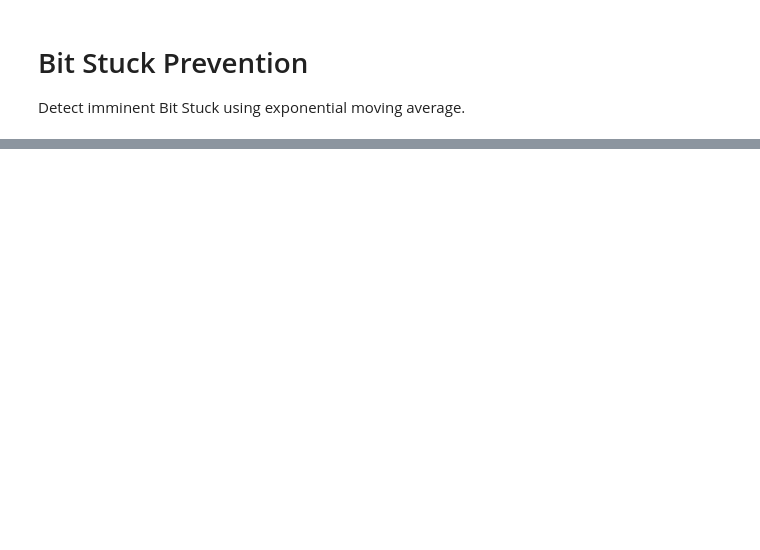
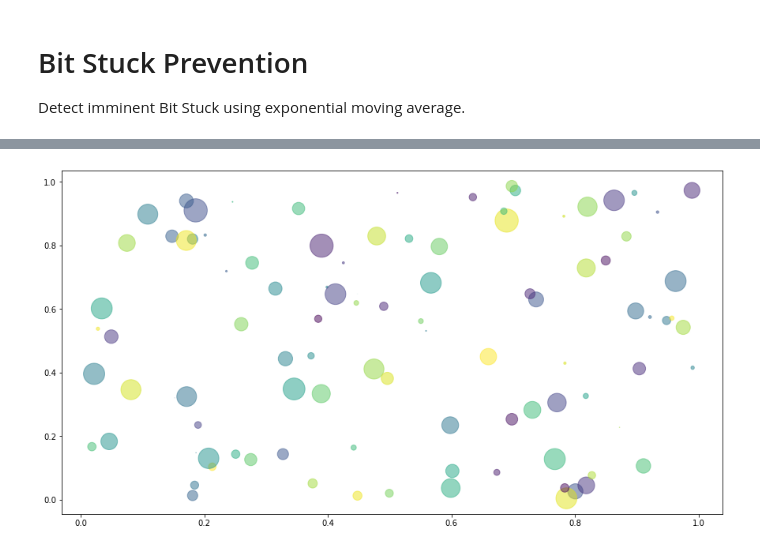
Before and after one commit to kwu2008/KW, a Jupyter notebook: BitStuckPrevention/bsp.ipynb, the cells around one changed output, grey strips where cells are left out. Cells and saved outputs as stored; diff of their text form; code cells hidden in the pictures; blank space fills up the shorter version.

```diff
--- a/BitStuckPrevention/bsp.ipynb
+++ b/BitStuckPrevention/bsp.ipynb
@@ -45,0 +39,6 @@ Scatter()
+# %%
+from charts import *
+
+Chart_Demo()
+# %% [output]
+[figure, added]
```
Also changed, not shown: parts of 5 cells of this notebook, 3 other files.
